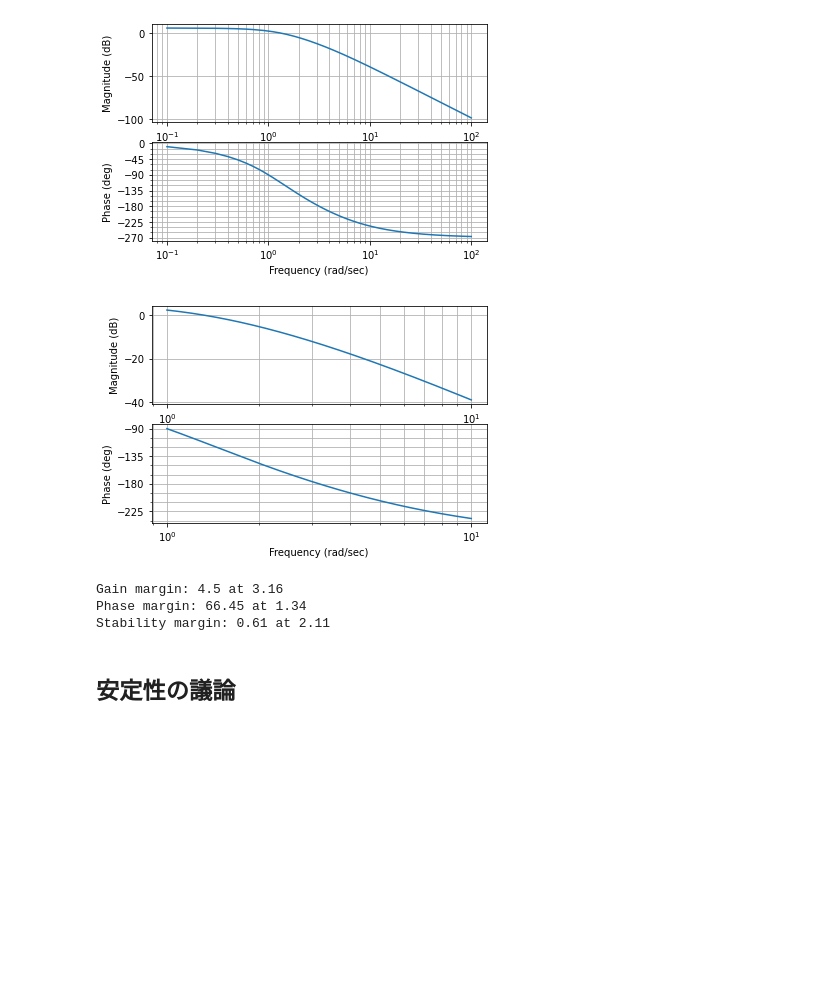
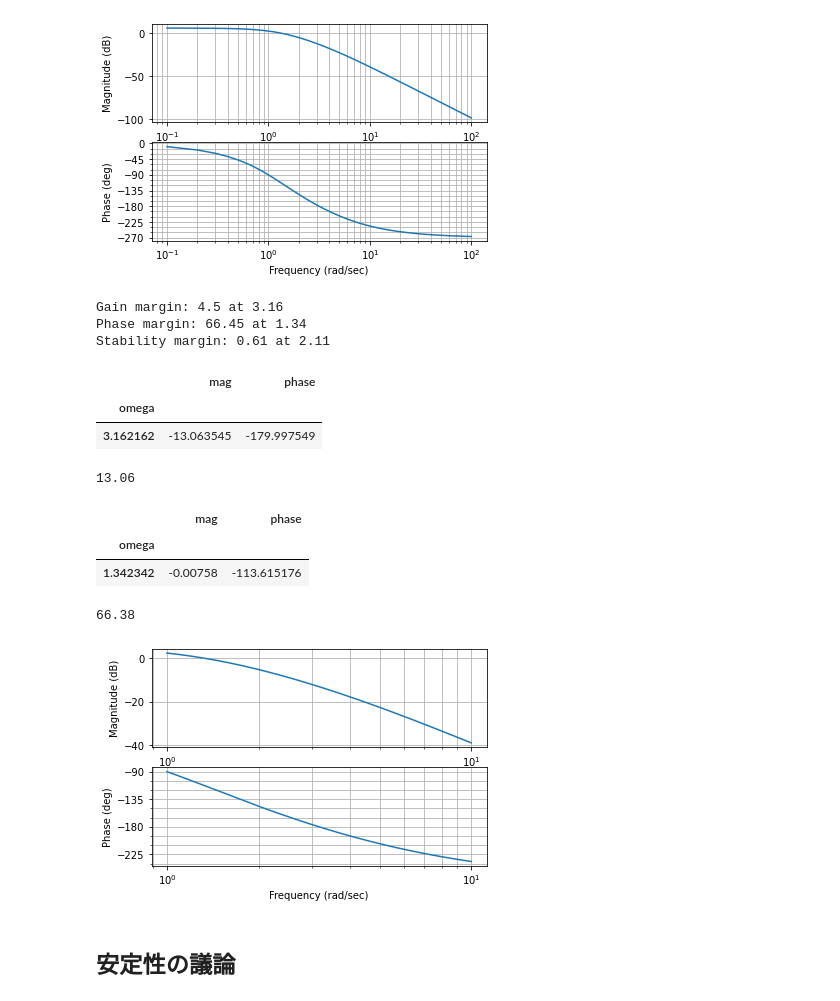
Before and after one commit to RIPES-ACROSS/Control-System-Design-and-Application, a Jupyter notebook: 10_Bode/bode.ipynb, the cells around one changed output. Drawn from its saved outputs; the diff is of its cells as text; code cells hidden in the pictures; blank space fills up the shorter version.

```diff
--- a/10_Bode/bode.ipynb
+++ b/10_Bode/bode.ipynb
@@ -133,11 +133,6 @@ omega_list = np.linspace(0.1, 100, 1000)
 mag, phase, omega =control.bode(G, omega_list, dB=True)
 # %% [output]
 [figure]
-# %%
-omega_list = np.linspace(1, 10, 1000)
-mag, phase, omega =control.bode(G, omega_list, dB=True)
-# %% [output]
-[figure, removed]
 # %%
 gm, pm, sm, wgc, wpc, wsc = control.stability_margins(G)
 print("Gain margin: {} at {}".format(round(gm, 2), round(wgc, 2)))
@@ -147,6 +142,31 @@ print("Stability margin: {} at {}".format(round(sm, 2), round(wsc, 2)))
 Gain margin: 4.5 at 3.16
 Phase margin: 66.45 at 1.34
 Stability margin: 0.61 at 2.11
+# %%
+omega_list = np.linspace(1, 10, 1000)
+mag, phase, omega =control.bode(G, omega_list, dB=True)
+
+phase = np.rad2deg(phase)
+mag = list(map(lambda n: 20*math.log10(n), mag))
+df = pd.DataFrame(np.array([mag, phase]).T, index=omega, columns=['mag', 'phase'])
+df.index.name = 'omega'
+
+display(
+df[(df.phase >= -180.01) & (df.phase <= -179.99)],
+round(-1*df[(df.phase >= -180.01) & (df.phase <= -179.99)].mag.values[0], 2),
+df[(df.mag >= -0.01) & (df.mag <= 0.01)],
+round(180+df[(df.mag >= -0.01) & (df.mag <= 0.01)].phase.values[0], 2)
+)
+# %% [output]
+|  | mag | phase |
+| omega |  |  |
+| 3.162162 | -13.063545 | -179.997549 |
+13.06
+|  | mag | phase |
+| omega |  |  |
+| 1.342342 | -0.00758 | -113.615176 |
+66.38
+[figure, added]
 # %% [markdown]
 ## 安定性の議論
 # %%
```
Also changed, not shown: parts of 1 cell of this notebook.
